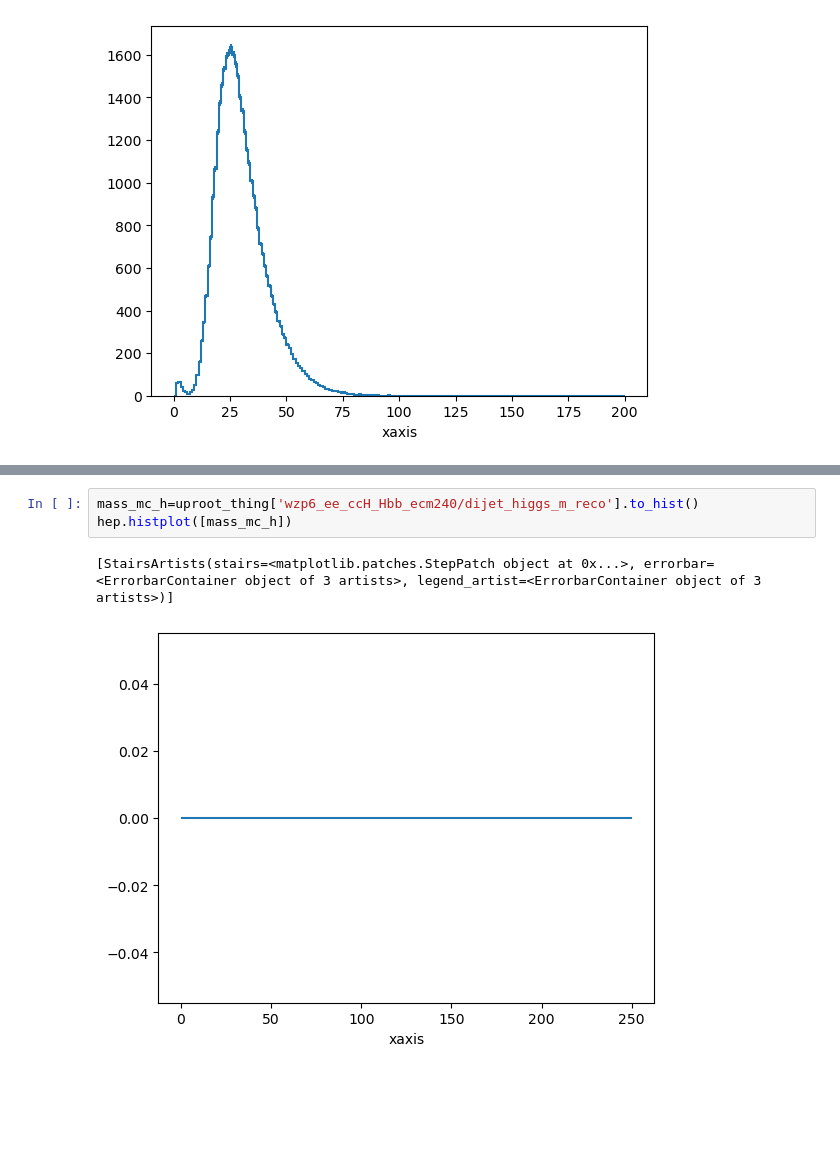
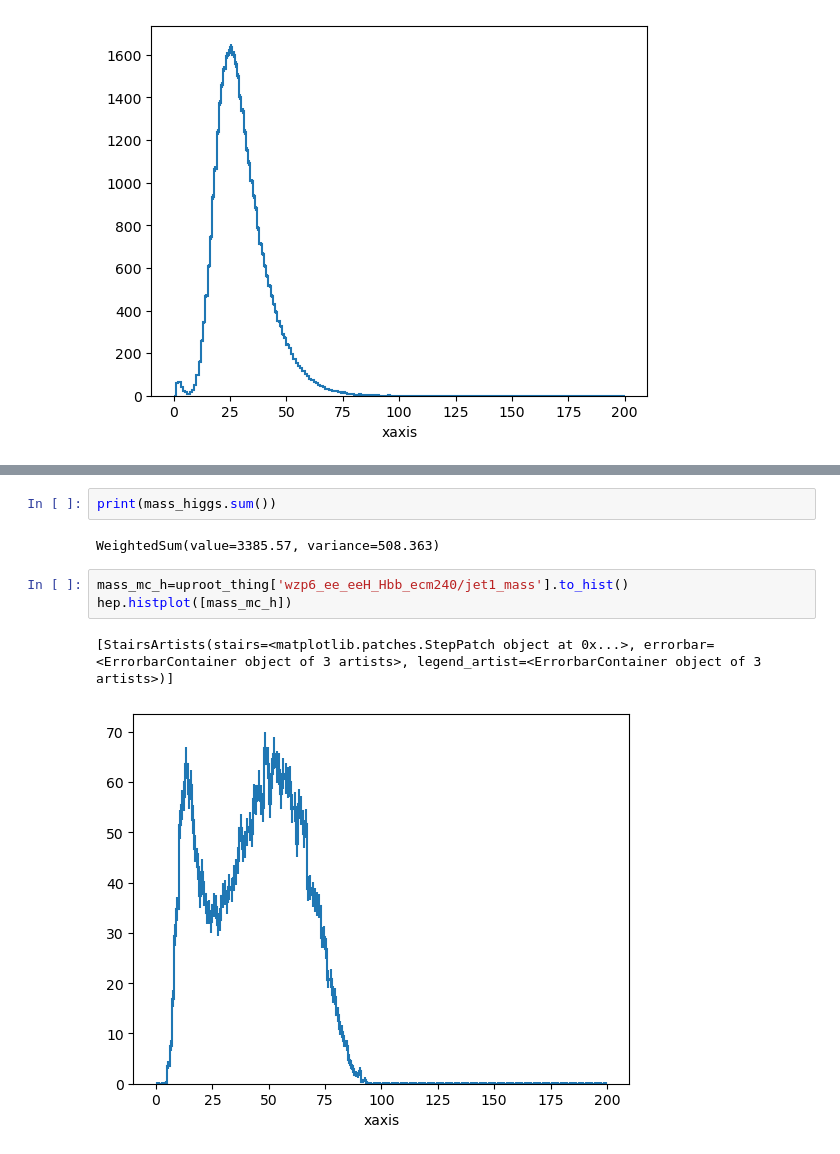
Before and after one commit to ckubina/FCCAnalyzer, a Jupyter notebook: analyses/examples/flavourtagscript.ipynb, the cells around one changed output, grey strips where cells are left out. Saved outputs shown, nothing was run; the diff lists cells and outputs as text; blank space fills up the shorter version.

```diff
--- a/analyses/examples/flavourtagscript.ipynb
+++ b/analyses/examples/flavourtagscript.ipynb
@@ -58,9 +74,13 @@ hep.histplot([mass_higgs])
+# %%
+print(mass_higgs.sum())
+# %% [output]
+WeightedSum(value=3385.57, variance=508.363)
 # %%
-mass_mc_h=uproot_thing['wzp6_ee_ccH_Hbb_ecm240/dijet_higgs_m_reco'].to_hist()
+mass_mc_h=uproot_thing['wzp6_ee_eeH_Hbb_ecm240/jet1_mass'].to_hist()
 hep.histplot([mass_mc_h])
 # %% [output]
 [StairsArtists(stairs=<matplotlib.patches.StepPatch object at 0x...>, errorbar=<ErrorbarContainer object of 3 artists>, legend_artist=<ErrorbarContainer object of 3 artists>)]
-[figure, old version]
+[figure, new version]
 # %%
 mass_mc_z=uproot_thing['wzp6_ee_ccH_Hbb_ecm240/meta'].to_hist()
 hep.histplot([mass_mc_z])
```
Also changed, not shown: parts of 7 cells of this notebook, 3 other files.
